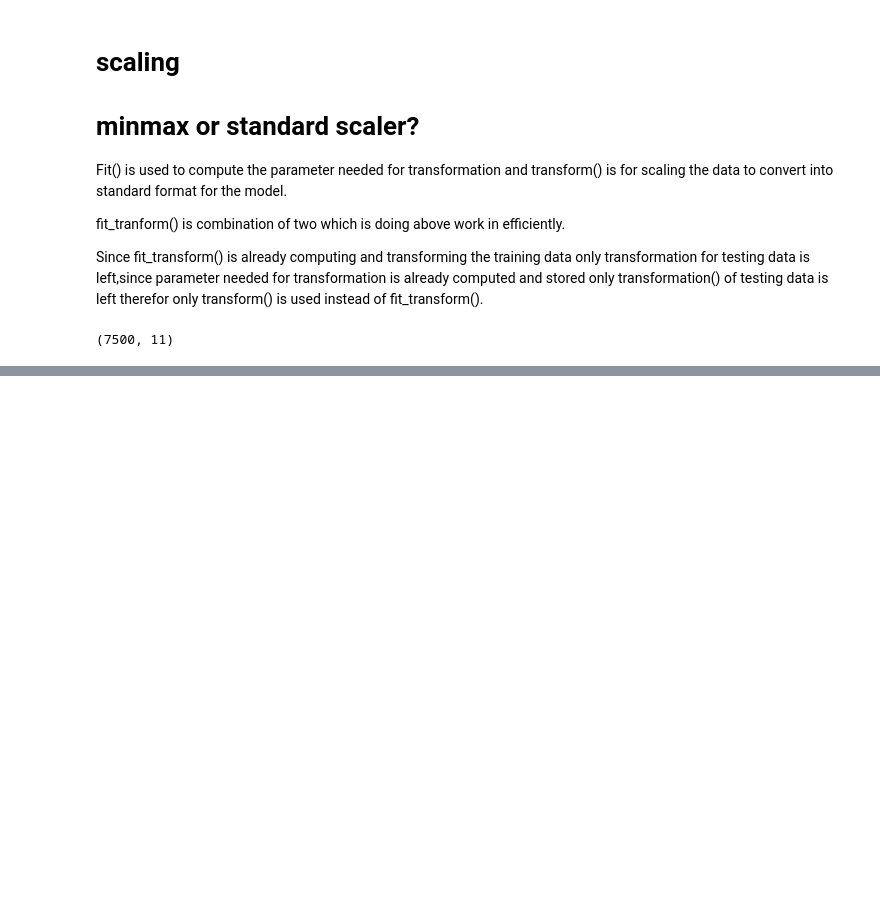
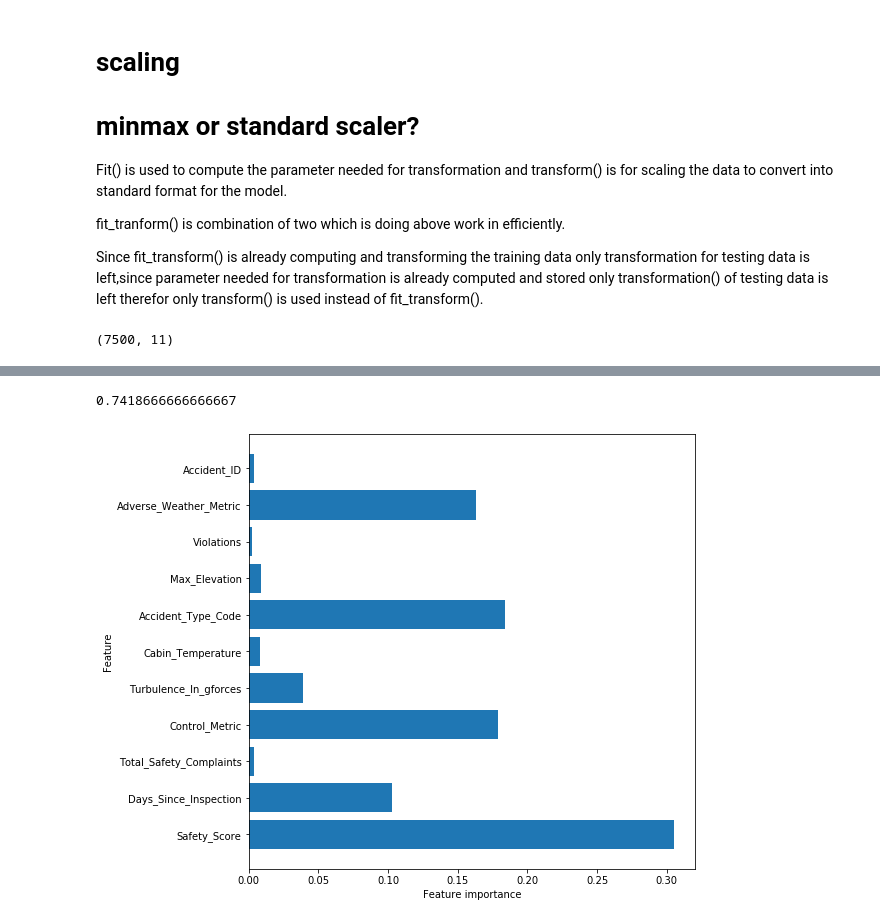
Before and after one commit to dalayne95/airplane-crash-predictor, a Jupyter notebook: EDA-Trey.ipynb, the cells around one changed output, grey strips where cells are left out. Drawn from its saved outputs; the diff is of its cells as text; code cells hidden in the pictures; blank space fills up the shorter version.

```diff
--- a/EDA-Trey.ipynb
+++ b/EDA-Trey.ipynb
@@ -186,0 +187,3 @@ plot_feature_importances(tree_clf)
+# %%
+bagged_tree =  BaggingClassifier(DecisionTreeClassifier(criterion='gini', max_depth=None),
+                                 n_estimators=20, random_state=42)
@@ -186,0 +210,2 @@ plot_feature_importances(tree_clf)
+# %%
+bagged_tree.fit(X_train, y_train)
@@ -191,0 +247,4 @@ plot_feature_importances(tree_clf)
+# %%
+forest = RandomForestClassifier(n_estimators=100, max_depth= 5)
+# %%
+forest.fit(X_train, y_train)
@@ -191,0 +259,8 @@ plot_feature_importances(tree_clf)
+# %%
+forest.score(X_train, y_train)
+# %% [output]
+0.7418666666666667
+# %%
+plot_feature_importances(forest)
+# %% [output]
+[figure, added]
```
Also changed, not shown: parts of 20 cells of this notebook, 1 other file.
